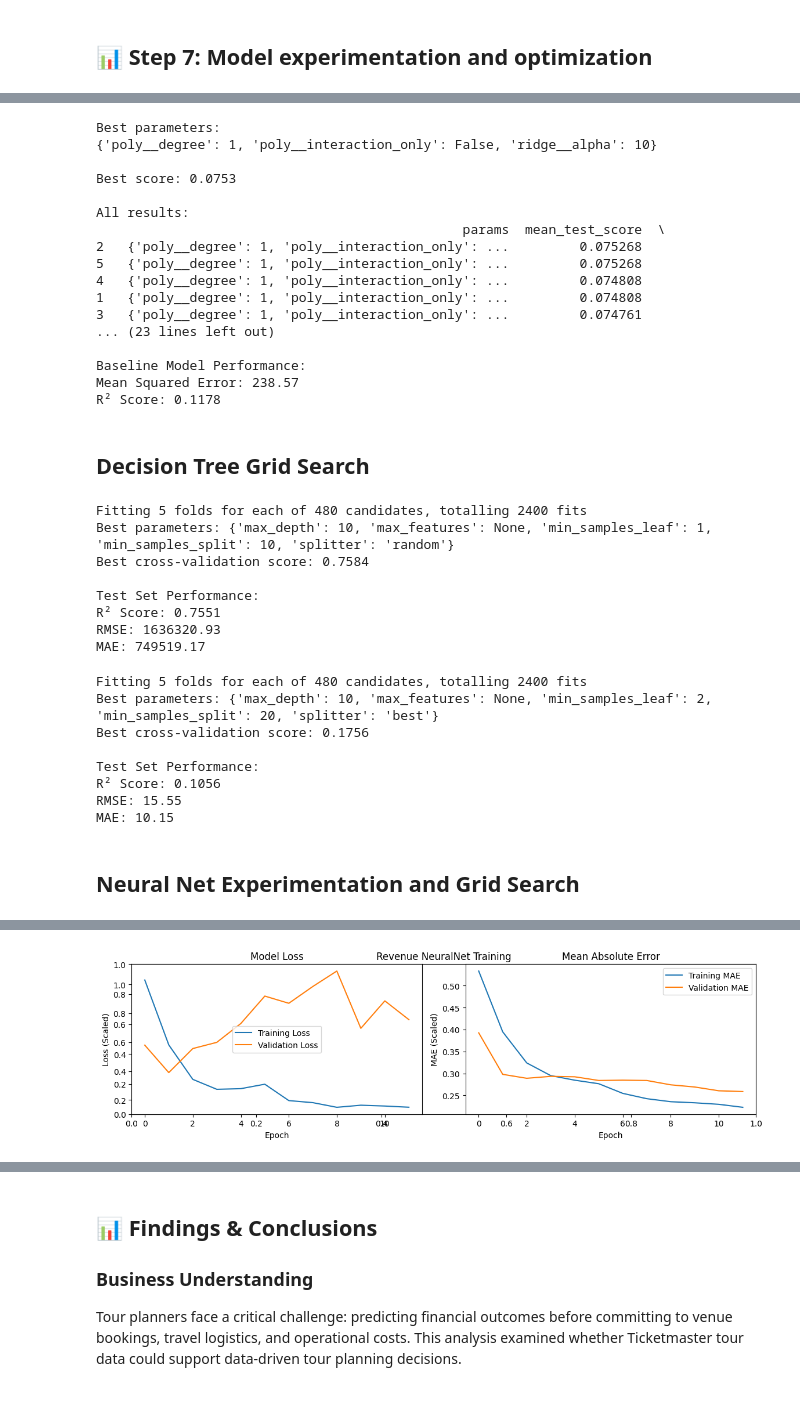
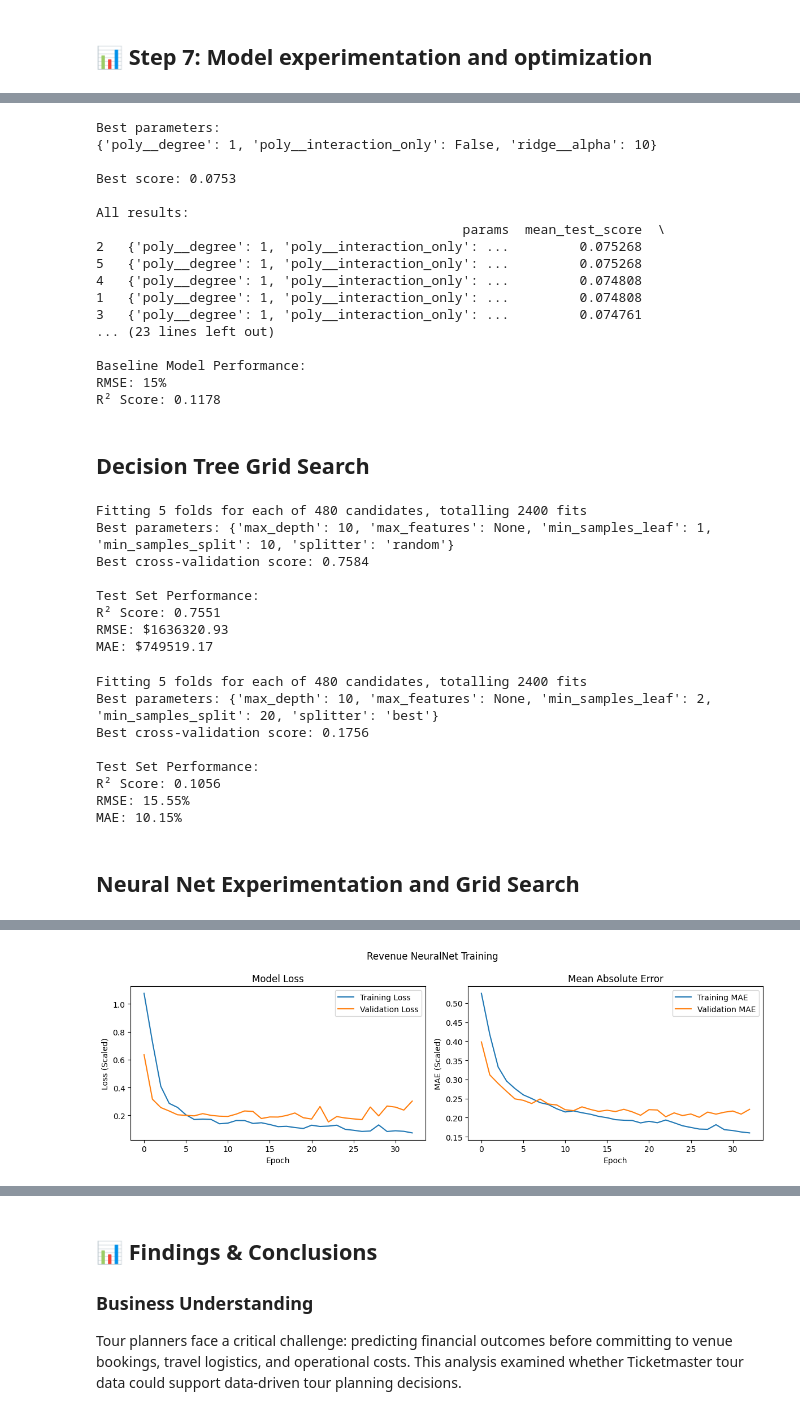
Before and after one commit to cheeseinvert/tour-data-capstone, a Jupyter notebook: prompt_V.ipynb, the cells around one changed output, grey strips where cells are left out. Drawn from its saved outputs; the diff is of its cells as text; code cells hidden in the pictures.

```diff
--- a/prompt_V.ipynb
+++ b/prompt_V.ipynb
@@ -1418,10 +1418,10 @@ print(f"\nGridseachCV best score (R² is default): {best_score}")
 from sklearn.metrics import mean_squared_error
 y_pred = grid_search.predict(X_test)
 # baseline MSE of my selected model:
-baseline_mse = mean_squared_error(y_test, y_pred)
 baseline_r2 = r2_score(y_test, y_pred)
 print(f"\nBaseline Model Performance:")
-print(f"Mean Squared Error: {baseline_mse:,.2f}")
+baseline_rmse = np.sqrt(mean_squared_error(y_test, y_pred))
+print(f"RMSE: {baseline_rmse:,.0f}%")
 # R² (coefficient of determination) measures how much of the variance in event revenue your model explains:
 print(f"R² Score: {baseline_r2:.4f}")
 # %% [output]
@@ -1440,7 +1440,7 @@ All results:
 ... (23 lines left out)
 
 Baseline Model Performance:
-Mean Squared Error: 238.57
+RMSE: 15%
 R² Score: 0.1178
 # %% [markdown]
 ## Decision Tree Grid Search
@@ -1495,8 +1495,8 @@ import numpy as np
 
 print(f"\nTest Set Performance:")
 print(f"R² Score: {r2_score(y_test, y_pred):.4f}")
-print(f"RMSE: {np.sqrt(mean_squared_error(y_test, y_pred)):.2f}")
-print(f"MAE: {mean_absolute_error(y_test, y_pred):.2f}")
+print(f"RMSE: ${np.sqrt(mean_squared_error(y_test, y_pred)):.2f}")
+print(f"MAE: ${mean_absolute_error(y_test, y_pred):.2f}")
 # %% [output]
 Fitting 5 folds for each of 480 candidates, totalling 2400 fits
 Best parameters: {'max_depth': 10, 'max_features': None, 'min_samples_leaf': 1, 'min_samples_split': 10, 'splitter': 'random'}
@@ -1504,8 +1504,8 @@ Best cross-validation score: 0.7584
 
 Test Set Performance:
 R² Score: 0.7551
-RMSE: 1636320.93
-MAE: 749519.17
+RMSE: $1636320.93
+MAE: $749519.17
 # %%
 # ============================================================================
 # MODEL 2: CAPACITY UTILIZATION PREDICTION
@@ -1557,8 +1557,8 @@ import numpy as np
 
 print(f"\nTest Set Performance:")
 print(f"R² Score: {r2_score(y_test, y_pred):.4f}")
-print(f"RMSE: {np.sqrt(mean_squared_error(y_test, y_pred)):.2f}")
-print(f"MAE: {mean_absolute_error(y_test, y_pred):.2f}")
+print(f"RMSE: {np.sqrt(mean_squared_error(y_test, y_pred)):.2f}%")
+print(f"MAE: {mean_absolute_error(y_test, y_pred):.2f}%")
 # %% [output]
 Fitting 5 folds for each of 480 candidates, totalling 2400 fits
 Best parameters: {'max_depth': 10, 'max_features': None, 'min_samples_leaf': 2, 'min_samples_split': 20, 'splitter': 'best'}
@@ -1566,8 +1566,8 @@ Best cross-validation score: 0.1756
 
 Test Set Performance:
 R² Score: 0.1056
-RMSE: 15.55
-MAE: 10.15
+RMSE: 15.55%
+MAE: 10.15%
 # %% [markdown]
 ## Neural Net Experimentation and Grid Search
 # %%
@@ -1646,7 +1646,7 @@ print(f"MAE: ${mean_absolute_error(y_test, y_pred):,.2f}")
 import matplotlib.pyplot as plt
 
 plt.figure(figsize=(12, 4))
-plt.title('Revenue NeuralNet Training')
+plt.suptitle('Revenue NeuralNet Training')
 plt.subplot(1, 2, 1)
 plt.plot(history.history['loss'], label='Training Loss')
 plt.plot(history.history['val_loss'], label='Validation Loss')
@@ -1686,4 +1686,4 @@ MAE: $1,087,697.55
-[figure, old version]
+[figure, new version]
 # %%
 # ============================================================================
 # MODEL 2: CAPACITY UTILIZATION PREDICTION
```
Also changed, not shown: parts of 8 cells of this notebook, 4 other files.
